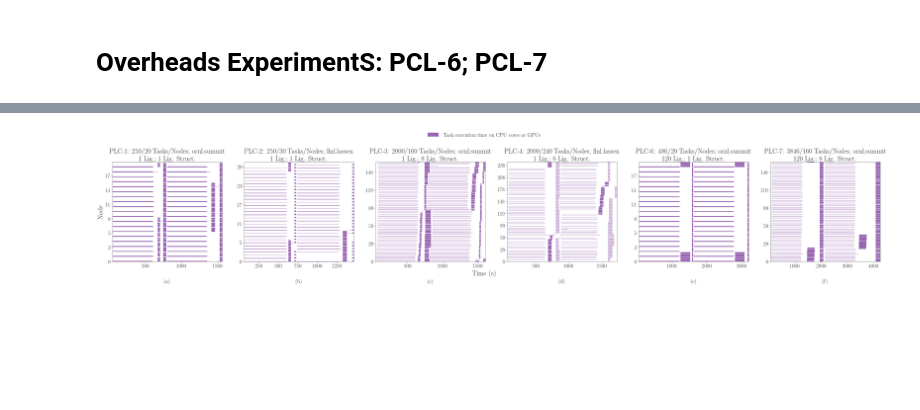
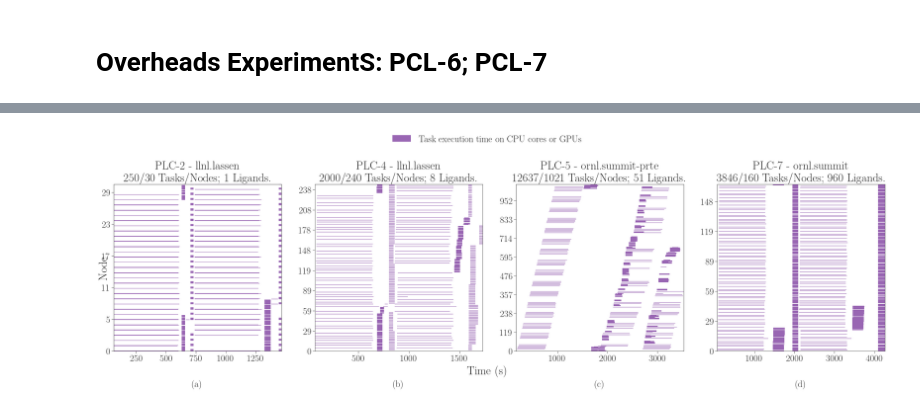
Before and after one commit to radical-experiments/deepdriveMD, a Jupyter notebook: analysis/paper_12122020.ipynb, the cells around one changed output, grey strips where cells are left out. Saved outputs shown, nothing was run; the diff lists cells and outputs as text; code cells hidden in the pictures; blank space fills up the shorter version.

Commit message:
paper figures

```diff
--- a/analysis/paper_12122020.ipynb
+++ b/analysis/paper_12122020.ipynb
@@ -20,9 +20,9 @@ import matplotlib.ticker as mticker
 # Experiment design
 # %%
 exp_design = {
-    'exp_id'   : ['PLC-1', 'PLC-2', 'PLC-3', 'PLC-4', 'PLC-6', 'PLC-7'],
-    'lig'      : [ 1     ,  1     ,  1     ,  1     ,  120   ,  120   ],
-    'ligstruct': [ 1     ,  1     ,  8     ,  8     ,  1     ,  8     ]}
+    'exp_id'   : ['PLC-1', 'PLC-2', 'PLC-3', 'PLC-4', 'PLC-5', 'PLC-6', 'PLC-7'],
+    'lig'      : [ 1     ,  1     ,  8     ,  8     ,  51    ,  120   ,  960   ],
+    'ligstruct': [ 1     ,  1     ,  8     ,  8     ,  1     ,  1     ,  8     ]}
 
 df_exp_design = pd.DataFrame(exp_design)
 df_exp_design
@@ -64,6 +65,8 @@ sexpids = {                                                    # Exp. ID  #Ligan
         're.session.lassen709.lee1078.018638.0002' :'PLC-4',   # PLC-4    1        8              240     2000    jsrun      Lassen
         're.session.lassen709.lee1078.018640.0002' :'PLC-4',   # PLC-4    1        8              240     2000    jsrun      Lassen
                                                                # --------------------------------------------------------------------
+        're.session.login4.hrlee.018724.0002'      :'PLC-5',   # PLC-5    51       1              1020    12637   PRRTE      Summit
+                                                               # --------------------------------------------------------------------
         're.session.login1.hrlee.018638.0001'      :'PLC-6',   # PLC-6    120      1              20      486     jsrun      Summit
         're.session.login1.hrlee.018638.0002'      :'PLC-6',   # PLC-6    120      1              20      486     jsrun      Summit
         're.session.login1.hrlee.018638.0003'      :'PLC-6',   # PLC-6    120      1              20      486     jsrun      Summit
@@ -632,21 +628,22 @@ skip = [
         '../data/raw/paper_12122020/re.session.login5.hrlee.018606.0000',        # PLC-1
         '../data/raw/paper_12122020/re.session.login1.hrlee.018610.0002',        # PLC-1
         '../data/raw/paper_12122020/re.session.login1.hrlee.018610.0003',        # PLC-1
-#       '../data/raw/paper_12122020/re.session.login1.hrlee.018610.0005',        # PLC-1
+        '../data/raw/paper_12122020/re.session.login1.hrlee.018610.0005',        # PLC-1 -- skipped for final plot
         '../data/raw/paper_12122020/re.session.lassen708.lee1078.018635.0004',   # PLC-2
 #       '../data/raw/paper_12122020/re.session.lassen709.lee1078.018638.0001',   # PLC-2
         '../data/raw/paper_12122020/re.session.lassen709.lee1078.018640.0000',   # PLC-2
         '../data/raw/paper_12122020/re.session.login2.hrlee.018602.0014',        # PLC-3
-#       '../data/raw/paper_12122020/re.session.login2.hrlee.018610.0007',        # PLC-3
+        '../data/raw/paper_12122020/re.session.login2.hrlee.018610.0007',        # PLC-3 -- skipped for final plot
         '../data/raw/paper_12122020/re.session.login2.hrlee.018610.0008',        # PLC-3
 #       '../data/raw/paper_12122020/re.session.lassen709.lee1078.018638.0002',   # PLC-4
         '../data/raw/paper_12122020/re.session.lassen709.lee1078.018640.0002',   # PLC-4
         '../data/raw/paper_12122020/re.session.login1.hrlee.018638.0001',        # PLC-6
-#       '../data/raw/paper_12122020/re.session.login1.hrlee.018638.0002',        # PLC-6
+        '../data/raw/paper_12122020/re.session.login1.hrlee.018638.0002',        # PLC-6 -- skipped for final plot
         '../data/raw/paper_12122020/re.session.login1.hrlee.018638.0003',        # PLC-6
         '../data/raw/paper_12122020/re.session.login1.hrlee.018638.0010',        # PLC-7
 #       '../data/raw/paper_12122020/re.session.login1.hrlee.018638.0011',        # PLC-7
         '../data/raw/paper_12122020/re.session.login1.hrlee.018638.0012',        # PLC-7
+#       '../data/raw/paper_12122020/re.session.login4.hrlee.018724.0002'         # PLC-5
 ]
 sids_pruned = np.setdiff1d(sids, skip)
 
@@ -690,26 +683,10 @@ def update_ticks(x, pos):
     return int(x/168)
 # %%
 splot = [
-#       're.session.login2.hrlee.018599.0001',        # PLC-1
-#       're.session.login5.hrlee.018606.0000',        # PLC-1
-#       're.session.login1.hrlee.018610.0002',        # PLC-1
-#       're.session.login1.hrlee.018610.0003',        # PLC-1
-        're.session.login1.hrlee.018610.0005',        # PLC-1
-#       're.session.lassen708.lee1078.018635.0004',   # PLC-2
         're.session.lassen709.lee1078.018638.0001',   # PLC-2
-#       're.session.lassen709.lee1078.018640.0000',   # PLC-2
-#       're.session.login2.hrlee.018602.0014',        # PLC-3
-        're.session.login2.hrlee.018610.0007',        # PLC-3
-#       're.session.login2.hrlee.018610.0008',        # PLC-3
-#       're.session.lassen708.lee1078.018606.0011',   # PLC-4
         're.session.lassen709.lee1078.018638.0002',   # PLC-4
-#       're.session.lassen709.lee1078.018640.0002',   # PLC-4
-#       're.session.login1.hrlee.018638.0001',        # PLC-6
-        're.session.login1.hrlee.018638.0002',        # PLC-6
-#       're.session.login1.hrlee.018638.0003',        # PLC-6
-#       're.session.login1.hrlee.018638.0010',        # PLC-7
-        're.session.login1.hrlee.018638.0011',        # PLC-7
-#       're.session.login1.hrlee.018638.0012',        # PLC-7
+        're.session.login4.hrlee.018724.0002',        # PLC-5
+        're.session.login1.hrlee.018638.0011'         # PLC-7
 ]
 
 nsids = len(splot)-1
@@ -738,14 +715,20 @@ for sid in splot:
     y_min = None
     y_max = None
 
+    if '_' in df_info[df_info['exp_id'] == ss[sid]['expid']]['resource'].tolist()[0]:
+        launcher = df_info[df_info['exp_id'] == ss[sid]['expid']]['resource'].tolist()[0].replace('_', '-')
+    else:
+        launcher = df_info[df_info['exp_id'] == ss[sid]['expid']]['resource'].tolist()[0]
+
     ax.set_title(
-        '%s: %s/%s Tasks/Nodes; %s\n%s Lig.; %s Lig. Struct.' % (
+        '%s - %s\n%s/%s Tasks/Nodes; %s Ligands.' % ( # %s Lig. Struct
             ss[sid]['expid'],
+            launcher,
             ss[sid]['nunit'],
             int(ss[sid]['nnodes']),
-            df_info[df_info['exp_id'] == ss[sid]['expid']]['resource'].tolist()[0],
             df_exp_design[df_exp_design['exp_id'] == ss[sid]['expid']]['lig'].tolist()[0],
-            df_exp_design[df_exp_design['exp_id'] == ss[sid]['expid']]['ligstruct'].tolist()[0]),
+            # df_exp_design[df_exp_design['exp_id'] == ss[sid]['expid']]['ligstruct'].tolist()[0]
+        ),
         fontdict={'fontsize': 30})
 
     for metric in metrics_default:
@@ -784,31 +767,31 @@ for sid in splot:
                     x_max = max(x_max, orig_x + width)
                     y_max = max(y_max, orig_y + height)
 
                     patch = mpl.patches.Rectangle((orig_x, orig_y),
                                                   width, height,
                                                   facecolor=color,
                                                   edgecolor='black',
                                                   fill=True, lw=0.0)
                     ax.add_patch(patch)
 
     ax.set_xlim([x_min, x_max])
     ax.set_ylim([y_min, y_max])
 
     # ax.set_xlabel('Time (s)', fontsize=30)
     # ax.set_ylabel('Node', fontsize=30)
 
     ax.yaxis.set_major_formatter(mticker.FuncFormatter(update_ticks))
 
     i = i+1
     j = chr(ord(j) + 1)
 
 # Add legend
 # ax.legend(legend, [m[0] for m in metrics_default], loc='upper center', fontsize=30, ncol=4, bbox_to_anchor=( -0.5, 1.35))
 fig.legend(['Task execution time on CPU cores or GPUs'], loc='upper center', bbox_to_anchor=(0.5, 1.14), fontsize=24, ncol=1)
 fig.text( 0.11,  0.5 , 'Node'    , va='center', rotation='vertical', fontsize=30)
 fig.text( 0.5,  0.02, 'Time (s)', ha='center', fontsize=30)
 
 plt.savefig('figures/paper_12122020_ru.pdf', dpi=300, bbox_inches='tight')
 plt.savefig('figures/paper_12122020_ru.png', dpi=300, bbox_inches='tight')
 # %% [output]
-[figure, old version]
+[figure, new version]
```
Also changed, not shown: parts of 12 cells of this notebook, 2 other files.
